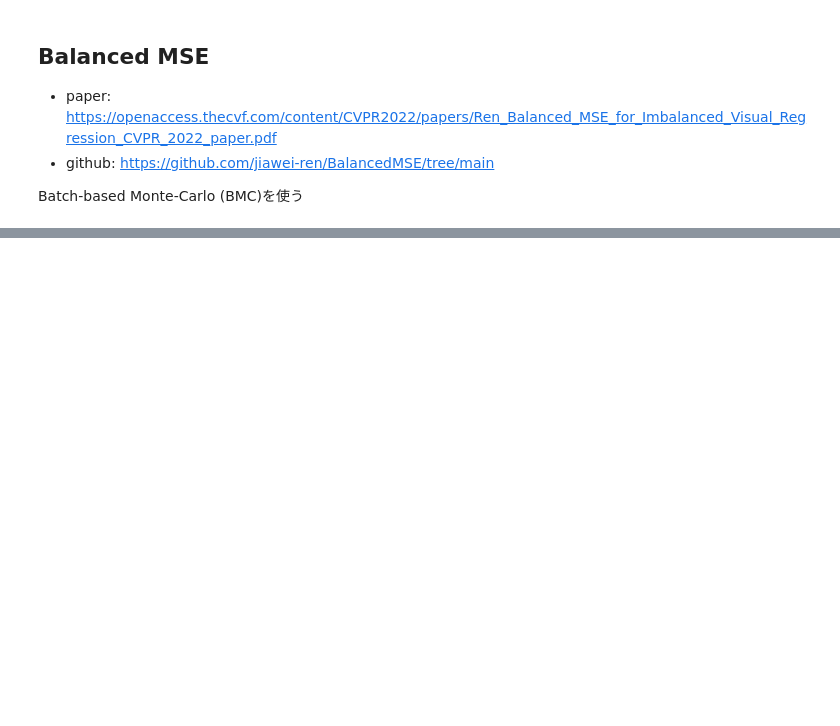
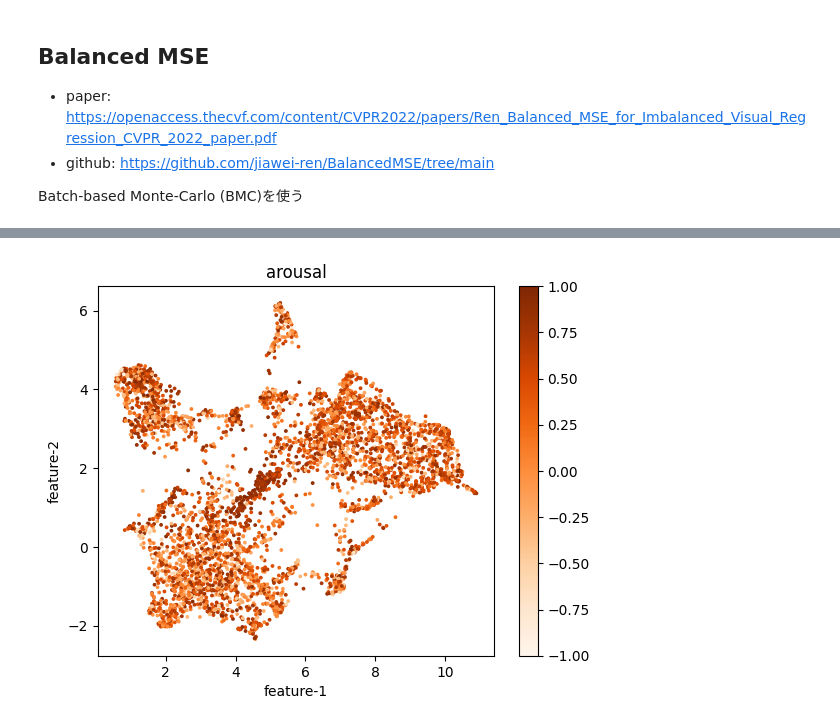
Before and after one commit to HoriiLabWork/lab-work, a Jupyter notebook: affectnet_vit_aro.ipynb, the cells around one changed output, grey strips where cells are left out. Cells and saved outputs as stored; diff of their text form; code cells hidden in the pictures; blank space fills up the shorter version.

```diff
--- a/affectnet_vit_aro.ipynb
+++ b/affectnet_vit_aro.ipynb
@@ -320,6 +385,9 @@ non_finetuned_model = ViTForImageClassification.from_pretrained('google/vit-base
 # %%
 tokens, targets = CLE_tokens(non_finetuned_model.to(device),
                              feature_extractor,
                              val_dataset,
                              device)
-print(tokens.shape, targets.shape)
+fig = plot_tokens(tokens, targets.squeeze(), 30)
+wandb.log({'non-finetuned-plot': wandb.Image(fig)})
+# %% [output]
+[figure, added]
```
Also changed, not shown: parts of 14 cells of this notebook, 2 other files.
